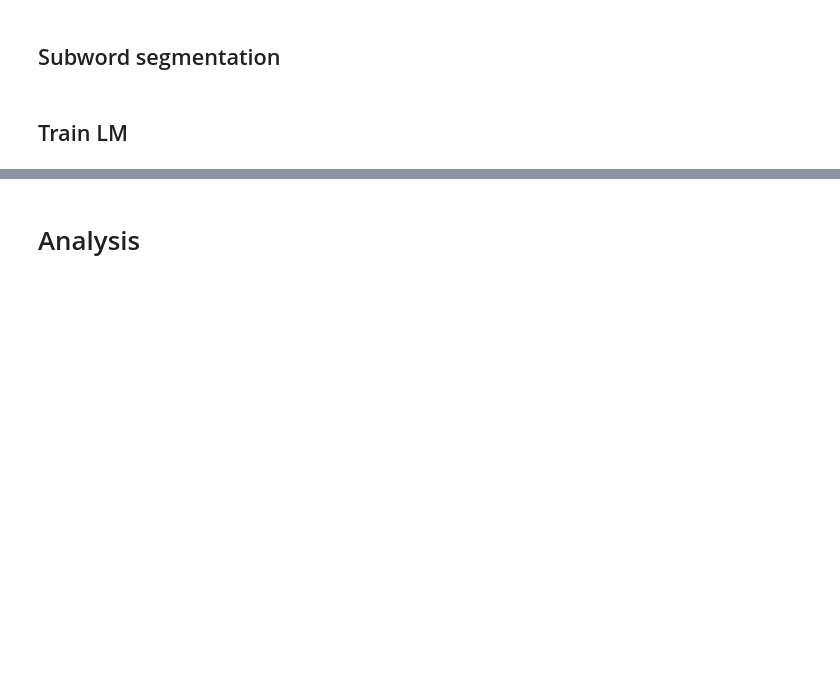
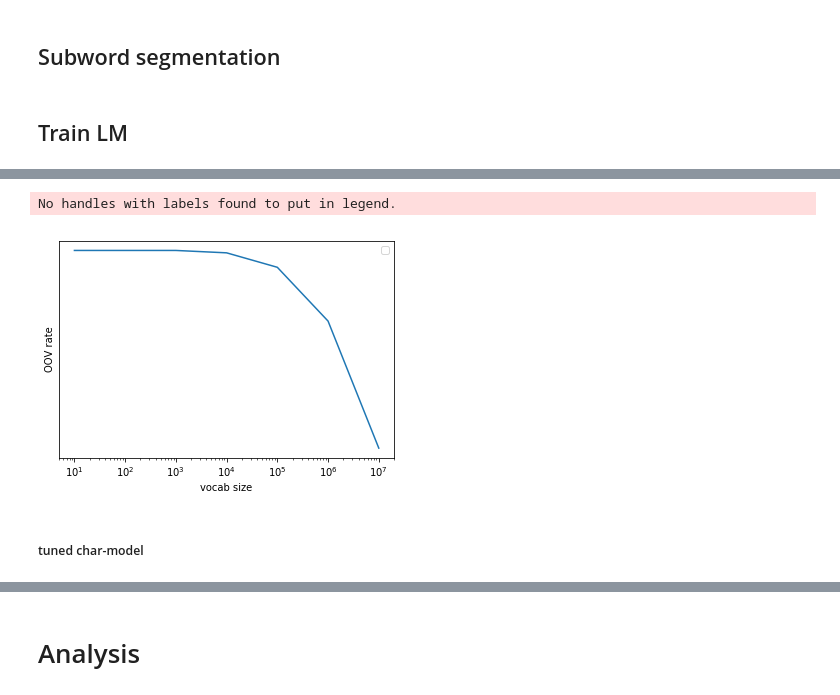
Before and after one commit to pmarkovic/lang_modeling, a Jupyter notebook: project_notebook.ipynb, the cells around one changed output, grey strips where cells are left out. Saved outputs shown, nothing was run; the diff lists cells and outputs as text; code cells hidden in the pictures; blank space fills up the shorter version.

Commit message:
populated project nb. todo: finalize tuned large model

```diff
--- a/project_notebook.ipynb
+++ b/project_notebook.ipynb
@@ -214,11 +147,0 @@ def augment_vocab(train_vocab, add_vocab):
-# %%
-# char-level baselines
-dir_path="data/generated/bng_chr_50/"
-oov_rates = {}
-for i in range(1,8):
-    file=10**i
-    print(file)
-    #sentpiece.desegmentation(dir_path+str(file)+".txt", "bng_train_50")
-    add_vocab=get_vocab(dir_path+str(file)+"_desegmented.txt")
-    oov_rates[file] = compute_oov_rate(augment_vocab(train_vocab, add_vocab), test_vocab)
-print(oov_rates)
@@ -236,0 +187,11 @@ plot_oov_rates(oov_rates)
+# %%
+import oov
+oov = reload(oov)
+# %%
+# baseline
+TRAIN_DATA_PATH = "data/processed/bng_train.txt"
+TEST_DATA_PATH = "data/processed/bng_test.txt"
+
+ov = oov.OOV()
+train_vocab, test_vocab = ov.get_vocab(TRAIN_DATA_PATH), ov.get_vocab(TEST_DATA_PATH)
+print(ov.compute_oov_rate(train_vocab, test_vocab))
@@ -236,0 +200,14 @@ plot_oov_rates(oov_rates)
+# %%
+# char-level baseline
+
+dir_path="data/generated/bng_chr_50/"
+oov_rates = {}
+for i in range(1,8):
+    file=10**i
+    print(file)
+    if str(file)+"_desegmented.txt" not in os.listdir(dir_path):
+        sentpiece.desegmentation(dir_path+str(file)+".txt", "bng_train_50")
+
+    add_vocab = ov.get_vocab(dir_path+str(file)+"_desegmented.txt")
+    oov_rates[file] = ov.compute_oov_rate(ov.augment_vocab(train_vocab, add_vocab), test_vocab)
+print(oov_rates)
@@ -236,0 +223,7 @@ plot_oov_rates(oov_rates)
+# %%
+ov.plot_oov_rates(oov_rates)
+# %% [output]
+No handles with labels found to put in legend.
+[figure, added]
+# %% [markdown]
+##### tuned char-model
```
Also changed, not shown: parts of 49 cells of this notebook, 2 other files.
